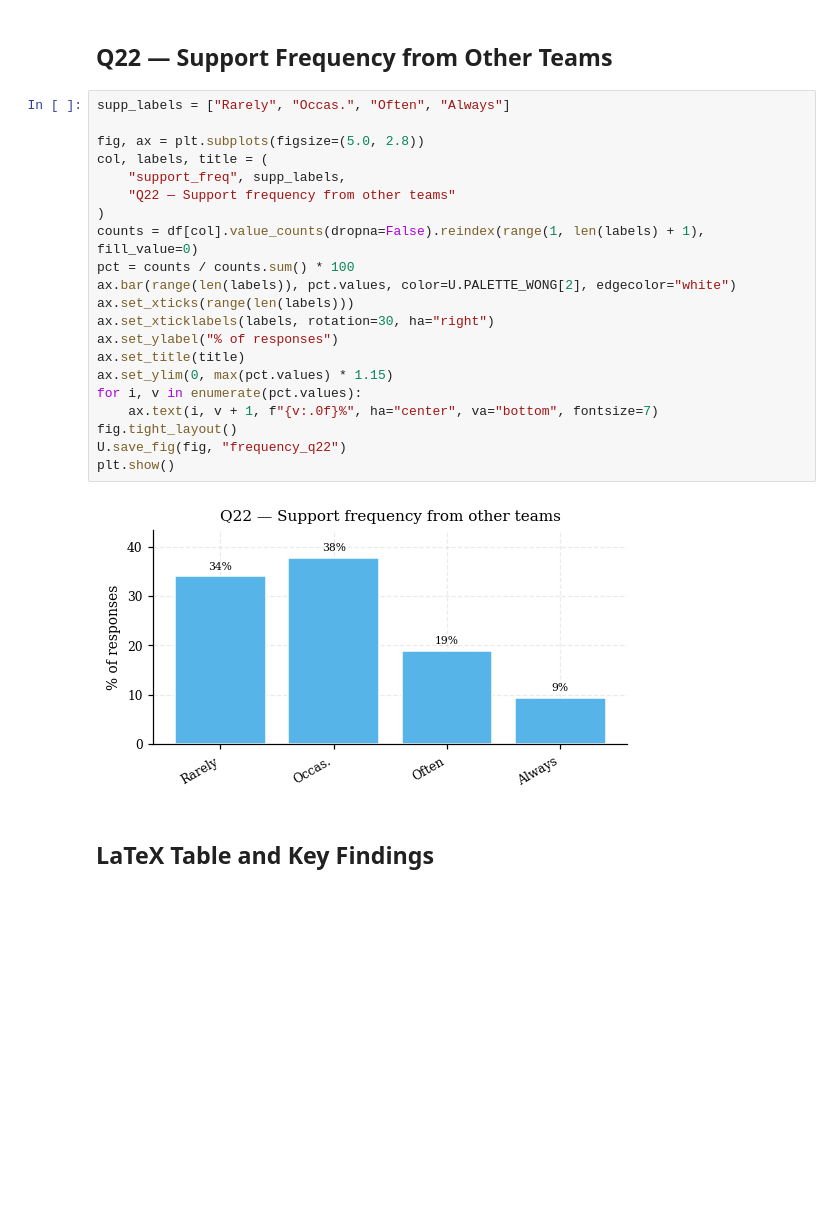
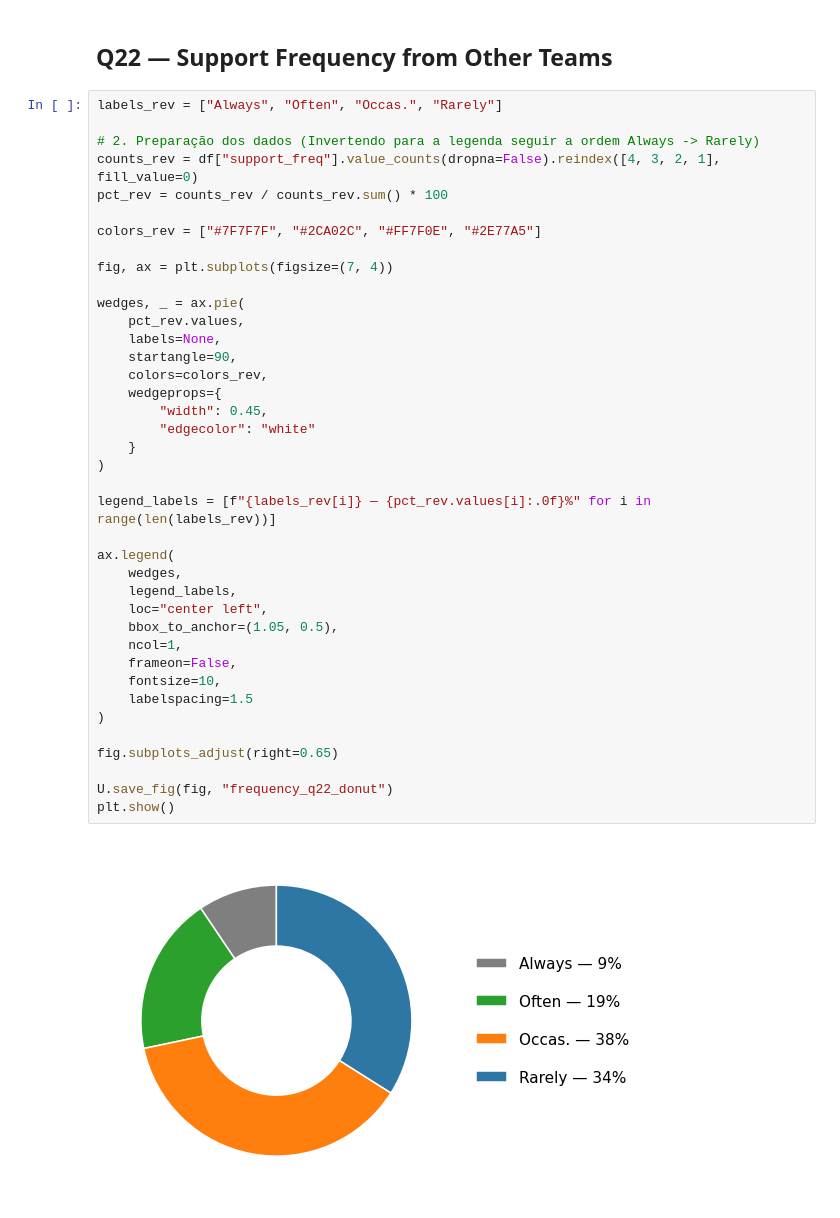
Before and after one commit to reset-ufc/data-quality-requirements-ml-systems, a Jupyter notebook: notebooks/RQ3.ipynb, the cells around one changed output. Saved outputs shown, nothing was run; the diff lists cells and outputs as text; blank space fills up the shorter version.

Commit message:
better graphs

```diff
--- a/notebooks/RQ3.ipynb
+++ b/notebooks/RQ3.ipynb
@@ -154,27 +210,43 @@ plt.show()
 # %% [markdown]
 ## Q22 — Support Frequency from Other Teams
 # %%
-supp_labels = ["Rarely", "Occas.", "Often", "Always"]
+labels_rev = ["Always", "Often", "Occas.", "Rarely"]
 
-fig, ax = plt.subplots(figsize=(5.0, 2.8))
-col, labels, title = (
-    "support_freq", supp_labels,
-    "Q22 — Support frequency from other teams"
+# 2. Preparação dos dados (Invertendo para a legenda seguir a ordem Always -> Rarely)
+counts_rev = df["support_freq"].value_counts(dropna=False).reindex([4, 3, 2, 1], fill_value=0)
+pct_rev = counts_rev / counts_rev.sum() * 100
+
+colors_rev = ["#7F7F7F", "#2CA02C", "#FF7F0E", "#2E77A5"]
+
+fig, ax = plt.subplots(figsize=(7, 4))
+
+wedges, _ = ax.pie(
+    pct_rev.values,
+    labels=None,
+    startangle=90,
+    colors=colors_rev,
+    wedgeprops={
+        "width": 0.45,
+        "edgecolor": "white"
+    }
 )
-counts = df[col].value_counts(dropna=False).reindex(range(1, len(labels) + 1), fill_value=0)
-pct = counts / counts.sum() * 100
-ax.bar(range(len(labels)), pct.values, color=U.PALETTE_WONG[2], edgecolor="white")
-ax.set_xticks(range(len(labels)))
-ax.set_xticklabels(labels, rotation=30, ha="right")
-ax.set_ylabel("% of responses")
-ax.set_title(title)
-ax.set_ylim(0, max(pct.values) * 1.15)
-for i, v in enumerate(pct.values):
-    ax.text(i, v + 1, f"{v:.0f}%", ha="center", va="bottom", fontsize=7)
-fig.tight_layout()
-U.save_fig(fig, "frequency_q22")
+
+legend_labels = [f"{labels_rev[i]} — {pct_rev.values[i]:.0f}%" for i in range(len(labels_rev))]
+
+ax.legend(
+    wedges,
+    legend_labels,
+    loc="center left",
+    bbox_to_anchor=(1.05, 0.5),
+    ncol=1,
+    frameon=False,
+    fontsize=10,
+    labelspacing=1.5
+)
+
+fig.subplots_adjust(right=0.65)
+
+U.save_fig(fig, "frequency_q22_donut")
 plt.show()
 # %% [output]
-[figure, old version]
+[figure, new version]
-# %% [markdown]
-## LaTeX Table and Key Findings
```
Also changed, not shown: parts of 7 cells of this notebook.
